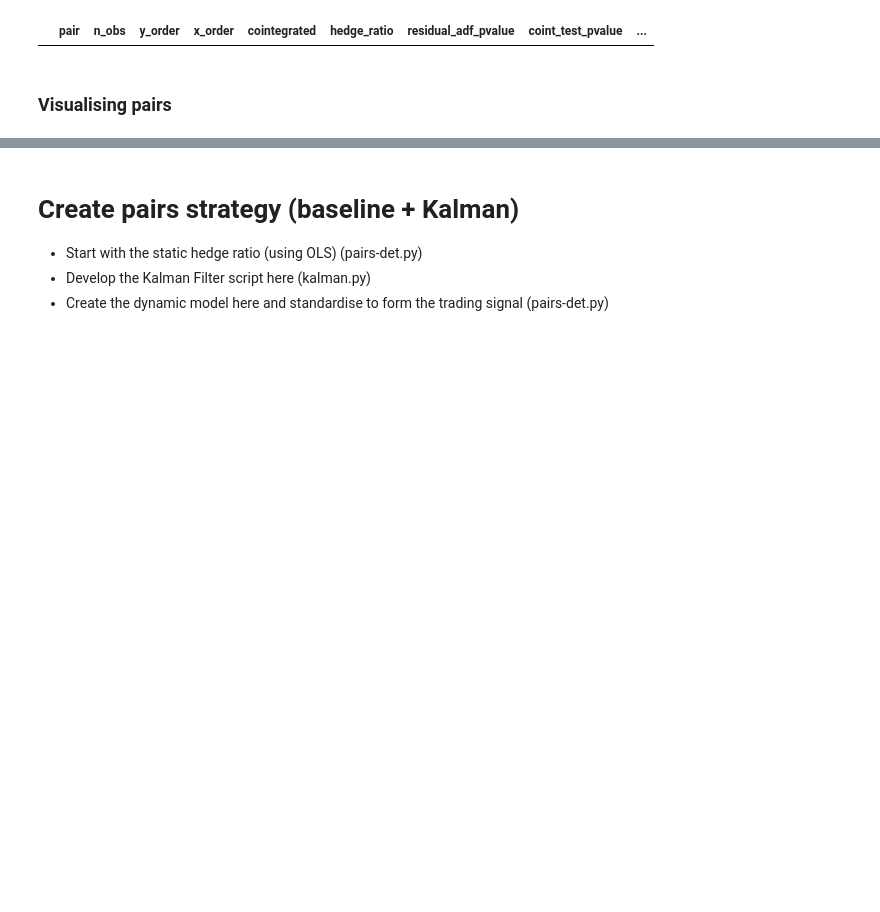
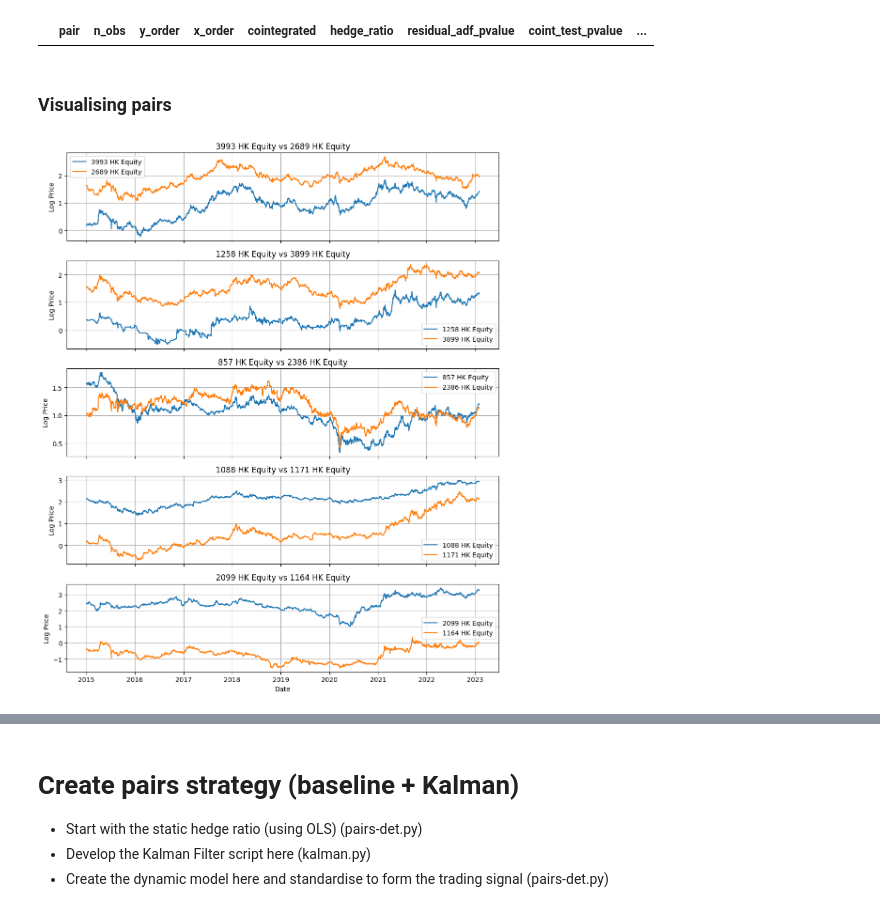
Before and after one commit to hivan04/applied-project-06039211, a Jupyter notebook: scripts/main.ipynb, the cells around one changed output, grey strips where cells are left out. Saved outputs shown, nothing was run; the diff lists cells and outputs as text; code cells hidden in the pictures; blank space fills up the shorter version.

```diff
--- a/scripts/main.ipynb
+++ b/scripts/main.ipynb
@@ -650,3 +631,17 @@ weaker_pairs_c.head(10)
 |  | pair | n_obs | y_order | x_order | cointegrated | hedge_ratio | residual_adf_pvalue | coint_test_pvalue | ... |
 # %% [markdown]
 ### Visualising pairs
+# %%
+# Log Price Plot
+
+pairs_c = [
+    ("3993 HK Equity", "2689 HK Equity"),
+    ("1258 HK Equity", "3899 HK Equity"),
+    ("857 HK Equity", "2386 HK Equity"),
+    ("1088 HK Equity", "1171 HK Equity"),
+    ("2099 HK Equity", "1164 HK Equity")
+]
+
+plot_multiple_price_pairs(df2, pairs_c)
+# %% [output]
+[figure, added]
```
Also changed, not shown: parts of 3 cells of this notebook, 1 other file.
